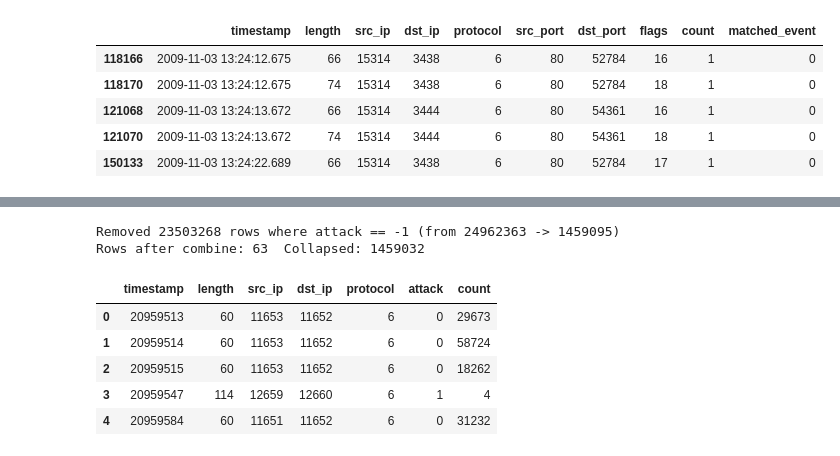
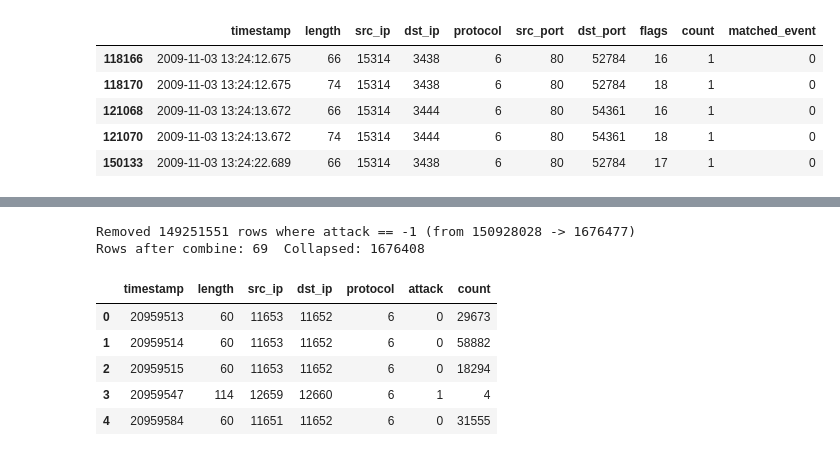
Before and after one commit to iDataVisualizationLab/tcp_timearcs, a Jupyter notebook: check.ipynb, the cells around one changed output, grey strips where cells are left out. Saved outputs shown, nothing was run; the diff lists cells and outputs as text; code cells hidden in the pictures.

Commit message:
fix attack timearcs error

```diff
--- a/check.ipynb
+++ b/check.ipynb
@@ -101,44 +101,51 @@ df90.head()
 # %%
 # Remove rows with attack == -1 (or matched_event == -1) before deduplication
 df90_min = df90.copy()
-col_to_check = 'attack' if 'attack' in df90_min.columns else ('matched_event' if 'matched_event' in df90_min.columns else None)
-if col_to_check is None:
-    raise KeyError("No 'attack' or 'matched_event' column found to filter -1 values.")
+if 'attack' in df90_min.columns:
+    col_to_check = 'attack'
+elif 'matched_event' in df90_min.columns:
+    df90_min = df90_min.rename(columns={'matched_event': 'attack'})
+    col_to_check = 'attack'
+elif 'event_type_encoded' in df90_min.columns:
+    df90_min = df90_min.rename(columns={'event_type_encoded': 'attack'})
+    col_to_check = 'attack'
+else:
+    raise KeyError("No 'attack', 'matched_event', or 'event_type_encoded' column found to filter -1 values.")
 before_rows = len(df90_min)
 df90_min = df90_min[df90_min[col_to_check] != -1].copy()
 removed = before_rows - len(df90_min)
 print(f"Removed {removed} rows where {col_to_check} == -1 (from {before_rows} -> {len(df90_min)})")
 
 # represent timestamp as minutes (no seconds / milliseconds)
 df90_min['timestamp'] = df90_min['timestamp'] // 60000
 
 # Deduplicate on selected columns (ensure dupe_cols excludes 'count')
 base_dupe_cols = ['timestamp', 'length', 'src_ip', 'dst_ip', 'protocol', 'attack']
 if 'attack_group' in df90_min.columns:
     dupe_cols = base_dupe_cols + ['attack_group']
 else:
     dupe_cols = base_dupe_cols
 
 # Build stable key and aggregate
 key_col = '__key__'
 df90_min[key_col] = pd.util.hash_pandas_object(df90_min[dupe_cols], index=False)
 first_mask = ~df90_min[key_col].duplicated()
 count_sum = df90_min.groupby(key_col, sort=False)['count'].sum()
 
 df90_minute_combined = df90_min.loc[first_mask, dupe_cols].copy()
 df90_minute_combined['count'] = df90_min.loc[first_mask, key_col].map(count_sum).values
 df90_minute_combined.reset_index(drop=True, inplace=True)
 
 print(f'Rows after combine: {len(df90_minute_combined)}  Collapsed: {len(df90_min) - len(df90_minute_combined)}')
 
 df90_minute_combined.to_csv('set5_attacks.csv', index=False)
 df90_minute_combined.head()
 # %% [output]
-Removed 23503268 rows where attack == -1 (from 24962363 -> 1459095)
-Rows after combine: 63  Collapsed: 1459032
+Removed 149251551 rows where attack == -1 (from 150928028 -> 1676477)
+Rows after combine: 69  Collapsed: 1676408
 |  | timestamp | length | src_ip | dst_ip | protocol | attack | count |
 | 0 | 20959513 | 60 | 11653 | 11652 | 6 | 0 | 29673 |
-| 1 | 20959514 | 60 | 11653 | 11652 | 6 | 0 | 58724 |
-| 2 | 20959515 | 60 | 11653 | 11652 | 6 | 0 | 18262 |
+| 1 | 20959514 | 60 | 11653 | 11652 | 6 | 0 | 58882 |
+| 2 | 20959515 | 60 | 11653 | 11652 | 6 | 0 | 18294 |
 | 3 | 20959547 | 114 | 12659 | 12660 | 6 | 1 | 4 |
-| 4 | 20959584 | 60 | 11651 | 11652 | 6 | 0 | 31232 |
+| 4 | 20959584 | 60 | 11651 | 11652 | 6 | 0 | 31555 |
```
Also changed, not shown: parts of 3 cells of this notebook, 4 other files.
